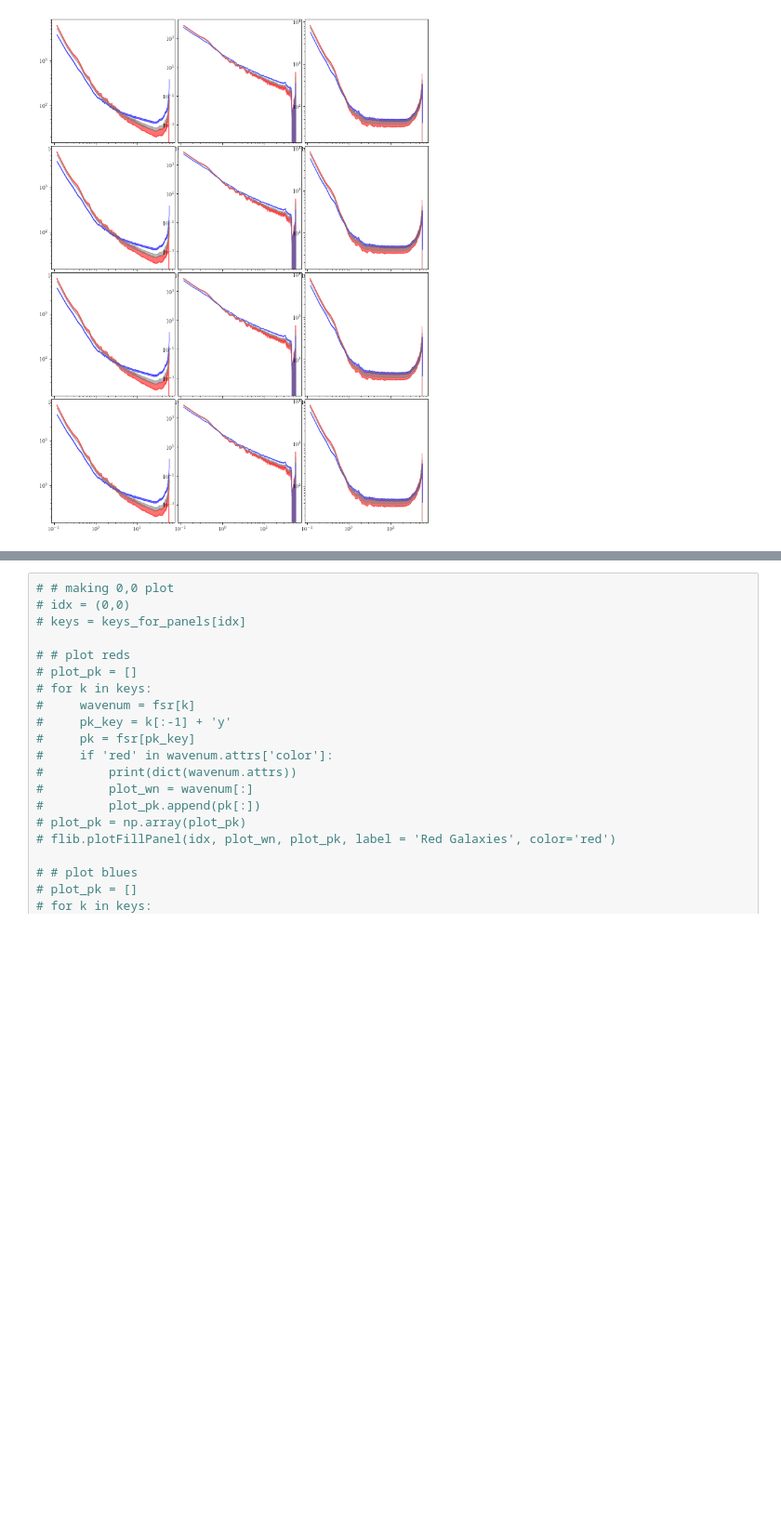
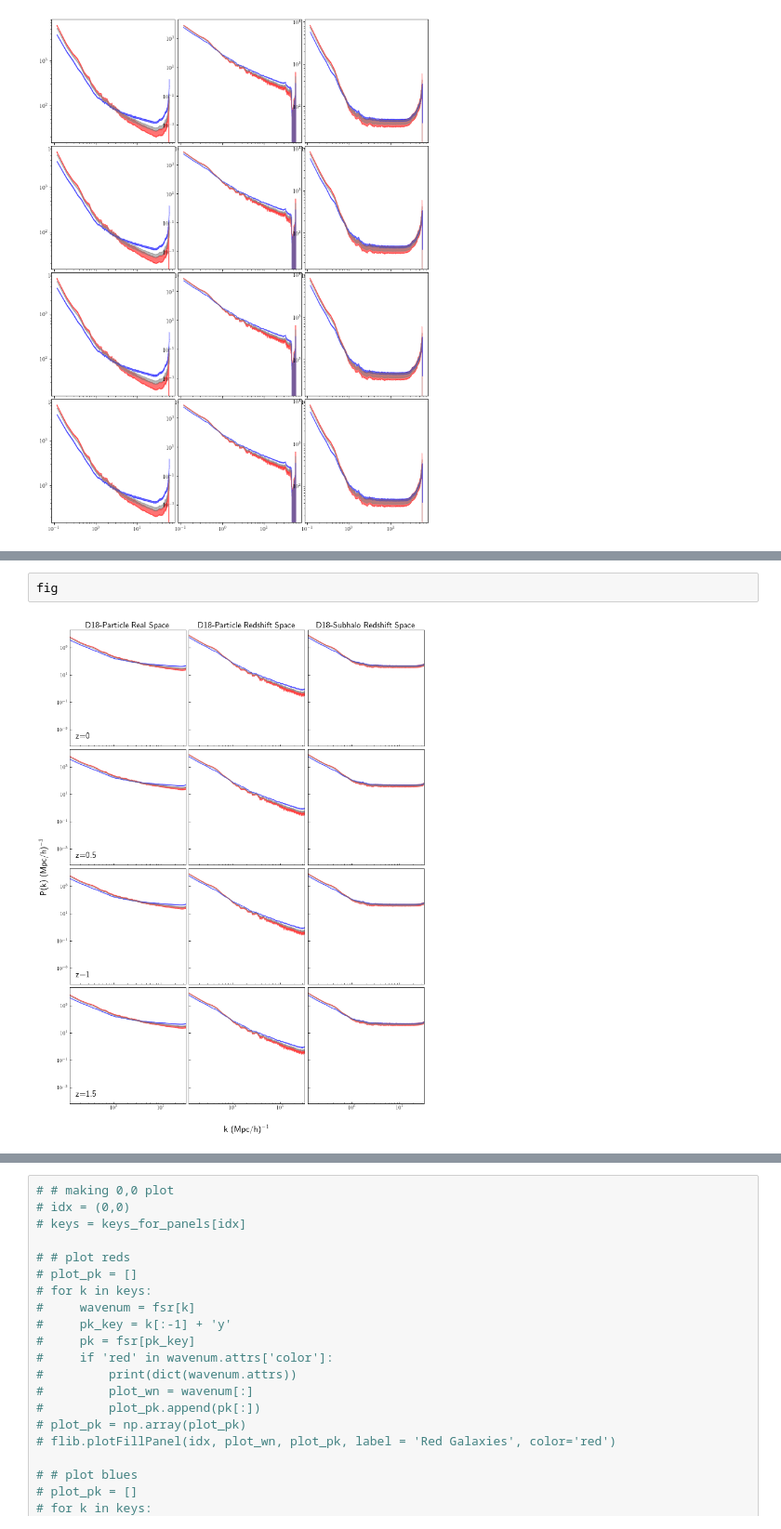
Before and after one commit to calvinosinga/hcolor, a Jupyter notebook: fig_md_analysis/paper_figures/HIxGalspace.ipynb, the cells around one changed output, grey strips where cells are left out. Shown at 93% size. Drawn from its saved outputs; the diff is of its cells as text; blank space fills up the shorter version.

```diff
--- a/fig_md_analysis/paper_figures/HIxGalspace.ipynb
+++ b/fig_md_analysis/paper_figures/HIxGalspace.ipynb
@@ -140,0 +161,4 @@ fig
+# %%
+fig
+# %% [output]
+[figure, added]
```
Also changed, not shown: parts of 5 cells of this notebook, 2 other files.
